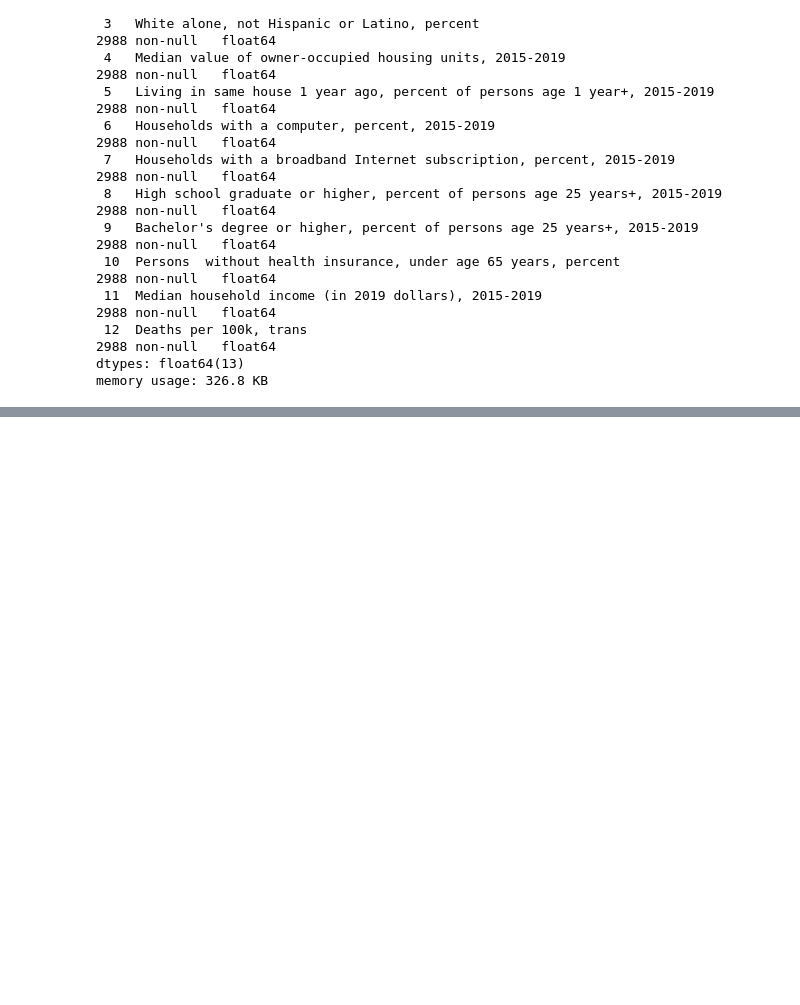
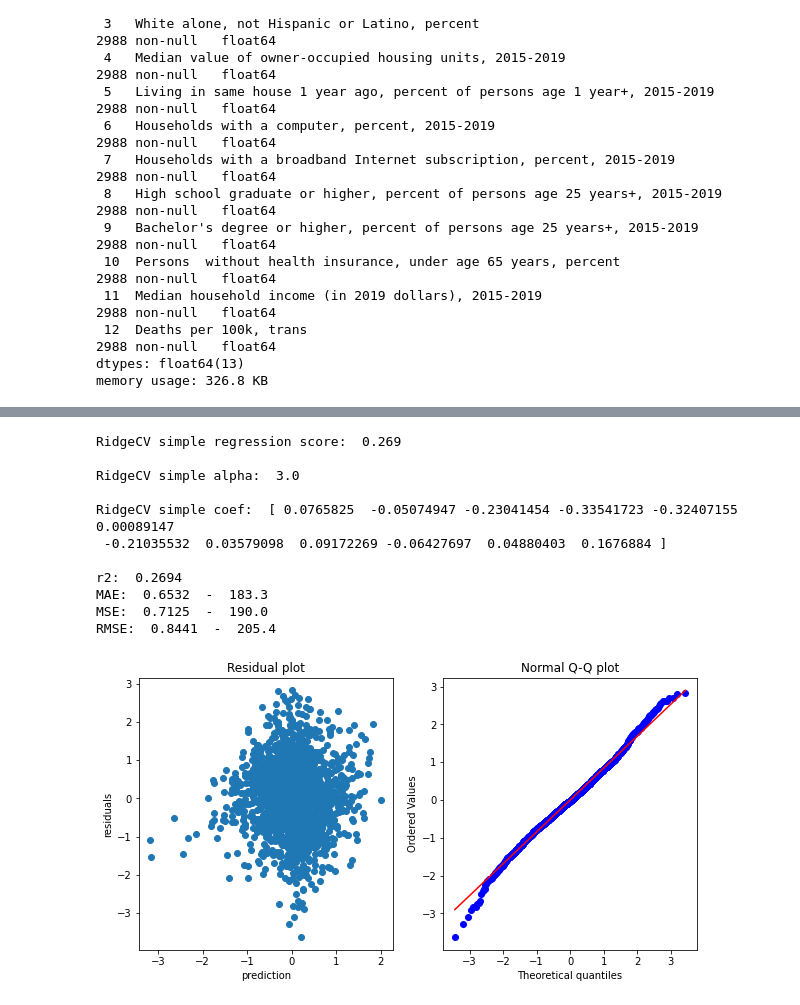
Before and after one commit to nkinnaird/CountyCovidIndexing, a Jupyter notebook: code/doRegression.ipynb, the cells around one changed output, grey strips where cells are left out. Saved outputs shown, nothing was run; the diff lists cells and outputs as text; code cells hidden in the pictures; blank space fills up the shorter version.

```diff
--- a/code/doRegression.ipynb
+++ b/code/doRegression.ipynb
@@ -232 +277,17 @@ RidgeCV simple coef:  [ 0.0750525  -0.04890042 -0.22911927 -0.33100218 -0.320885
+# %%
+y_pred = rg.doRidgeCV(X,y)
+rg.printMetricResults(y, y_pred, pt_boxcox)
+# %% [output]
+RidgeCV simple regression score:  0.269
+
+RidgeCV simple alpha:  3.0
+
+RidgeCV simple coef:  [ 0.0765825  -0.05074947 -0.23041454 -0.33541723 -0.32407155  0.00089147
+ -0.21035532  0.03579098  0.09172269 -0.06427697  0.04880403  0.1676884 ]
+
+r2:  0.2694
+MAE:  0.6532  -  183.3
+MSE:  0.7125  -  190.0
+RMSE:  0.8441  -  205.4
+[figure, added]
 # %%
```
Also changed, not shown: parts of 13 cells of this notebook, 1 other file.
